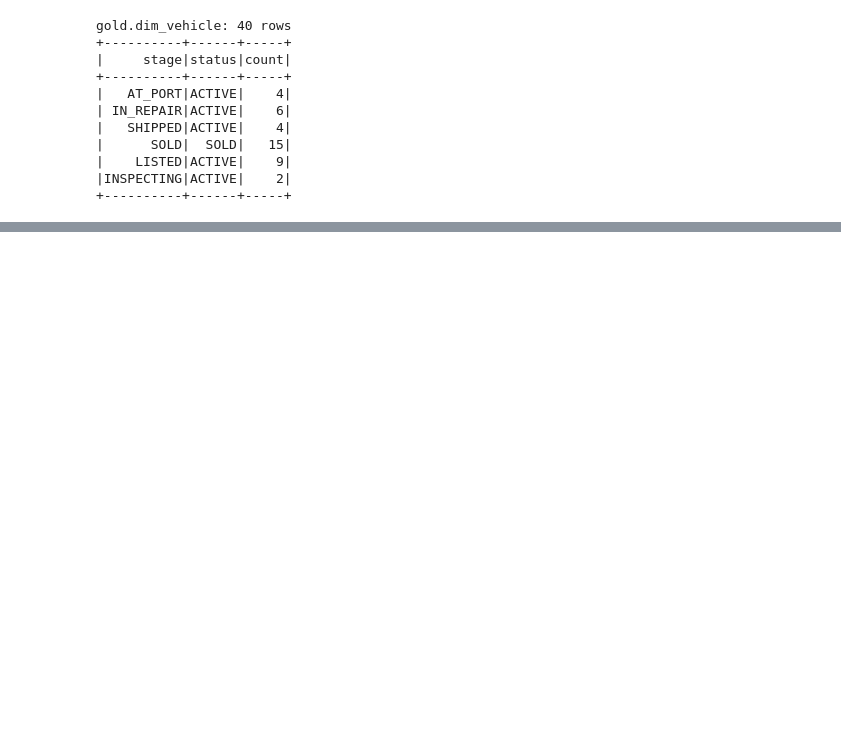
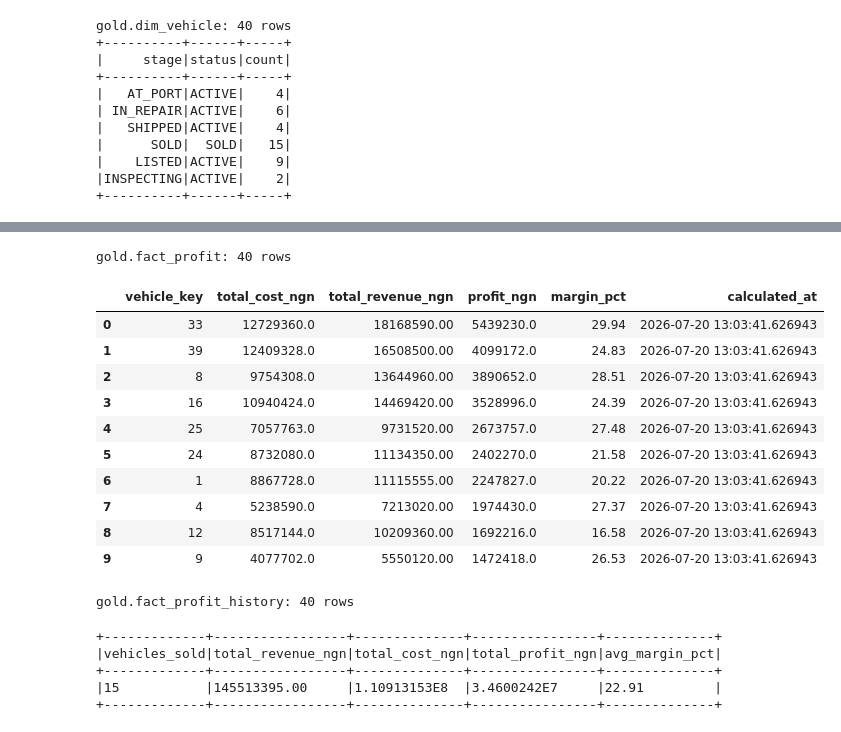
Before and after one commit to Temitope96/car-dealership-product, a Jupyter notebook: notebooks/02_build_gold_layer.ipynb, the cells around one changed output, grey strips where cells are left out. Drawn from its saved outputs; the diff is of its cells as text; code cells hidden in the pictures; blank space fills up the shorter version.

Commit message:
feat: build Gold star schema (all dims); fixed cross-notebook table access via path-based Delta reads)

```diff
--- a/notebooks/02_build_gold_layer.ipynb
+++ b/notebooks/02_build_gold_layer.ipynb
@@ -116,0 +413,67 @@ spark.sql("SHOW DATABASES").show()
+# %%
+# Fact profit
+
+df_cost_purchase = read_table(spark, "gold", "fact_purchase").groupBy("vehicle_key").agg(F.sum("price_amount_ngn").alias("purchase_cost_ngn"))
+df_cost_repair = read_table(spark, "gold", "fact_repair").groupBy("vehicle_key").agg(F.sum("line_cost_ngn").alias("repair_cost_ngn"))
+df_revenue = read_table(spark, "gold", "fact_sale").filter("status IN ('FINALIZED','PENDING_PAYMENT')").groupBy("vehicle_key").agg(F.max("agreed_price_ngn").alias("revenue_ngn"))
+
+df_profit = (
+    read_table(spark, "gold", "dim_vehicle").filter("is_current = true").select("vehicle_key")
+    .join(df_cost_purchase, "vehicle_key", "left")
+    .join(df_cost_repair, "vehicle_key", "left")
+    .join(df_revenue, "vehicle_key", "left")
+    .withColumn("purchase_cost_ngn", F.coalesce("purchase_cost_ngn", F.lit(0.0)))
+    .withColumn("repair_cost_ngn", F.coalesce("repair_cost_ngn", F.lit(0.0)))
+    .withColumn("total_cost_ngn", F.col("purchase_cost_ngn") + F.col("repair_cost_ngn"))
+    .withColumn("profit_ngn", F.when(F.col("revenue_ngn").isNotNull(), F.col("revenue_ngn") - F.col("total_cost_ngn")))
+    .withColumn("margin_pct", F.when(F.col("revenue_ngn").isNotNull() & (F.col("revenue_ngn") != 0),
+                                      F.round(F.col("profit_ngn") / F.col("revenue_ngn") * 100, 2)))
+    .withColumn("calculated_at", F.current_timestamp())
+    .select("vehicle_key", "total_cost_ngn", F.col("revenue_ngn").alias("total_revenue_ngn"), "profit_ngn", "margin_pct", "calculated_at")
+)
+
+write_table(df_profit, "gold", "fact_profit")
+print(f"gold.fact_profit: {read_table(spark, 'gold', 'fact_profit').count()} rows")
+read_table(spark, "gold", "fact_profit").filter("profit_ngn is not null").orderBy(F.desc("profit_ngn")).limit(10).toPandas()
+# %% [output]
+gold.fact_profit: 40 rows
+|  | vehicle_key | total_cost_ngn | total_revenue_ngn | profit_ngn | margin_pct | calculated_at |
+| 0 | 33 | 12729360.0 | 18168590.00 | 5439230.0 | 29.94 | 2026-07-20 13:03:41.626943 |
+| 1 | 39 | 12409328.0 | 16508500.00 | 4099172.0 | 24.83 | 2026-07-20 13:03:41.626943 |
+| 2 | 8 | 9754308.0 | 13644960.00 | 3890652.0 | 28.51 | 2026-07-20 13:03:41.626943 |
+| 3 | 16 | 10940424.0 | 14469420.00 | 3528996.0 | 24.39 | 2026-07-20 13:03:41.626943 |
+| 4 | 25 | 7057763.0 | 9731520.00 | 2673757.0 | 27.48 | 2026-07-20 13:03:41.626943 |
+| 5 | 24 | 8732080.0 | 11134350.00 | 2402270.0 | 21.58 | 2026-07-20 13:03:41.626943 |
+| 6 | 1 | 8867728.0 | 11115555.00 | 2247827.0 | 20.22 | 2026-07-20 13:03:41.626943 |
+| 7 | 4 | 5238590.0 | 7213020.00 | 1974430.0 | 27.37 | 2026-07-20 13:03:41.626943 |
+| 8 | 12 | 8517144.0 | 10209360.00 | 1692216.0 | 16.58 | 2026-07-20 13:03:41.626943 |
+| 9 | 9 | 4077702.0 | 5550120.00 | 1472418.0 | 26.53 | 2026-07-20 13:03:41.626943 |
+# %%
+# fact_profit_history
+
+df_profit_history = (
+    read_table(spark, "gold", "fact_profit")
+    .withColumn("reason", F.lit("initial calculation"))
+    .withColumn("profit_history_key", F.monotonically_increasing_id())
+)
+
+write_table(df_profit_history, "gold", "fact_profit_history", mode="append")
+print(f"gold.fact_profit_history: {read_table(spark, 'gold', 'fact_profit_history').count()} rows")
+# %% [output]
+gold.fact_profit_history: 40 rows
+# %%
+# Quick check
+
+read_table(spark, "gold", "fact_profit").filter("profit_ngn is not null").agg(
+    F.count("*").alias("vehicles_sold"),
+    F.sum("total_revenue_ngn").alias("total_revenue_ngn"),
+    F.sum("total_cost_ngn").alias("total_cost_ngn"),
+    F.sum("profit_ngn").alias("total_profit_ngn"),
+    F.round(F.avg("margin_pct"), 2).alias("avg_margin_pct"),
+).show(truncate=False)
+# %% [output]
++-------------+-----------------+--------------+----------------+--------------+
+|vehicles_sold|total_revenue_ngn|total_cost_ngn|total_profit_ngn|avg_margin_pct|
++-------------+-----------------+--------------+----------------+--------------+
+|15           |145513395.00     |1.10913153E8  |3.4600242E7     |22.91         |
++-------------+-----------------+--------------+----------------+--------------+
```
Also changed, not shown: parts of 8 cells of this notebook, 2 other files.
